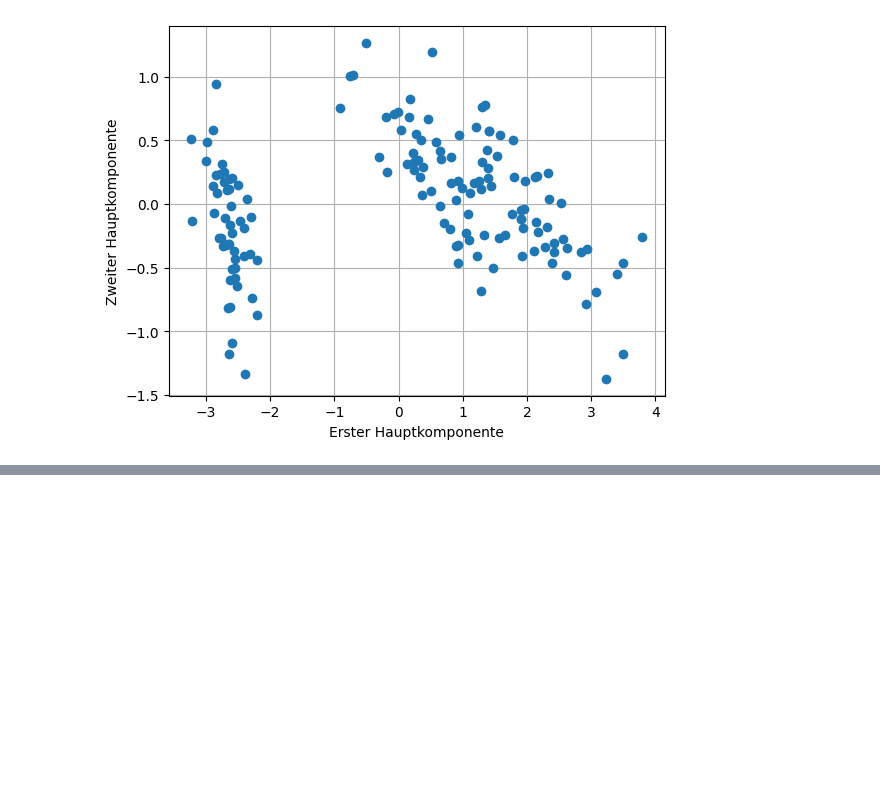
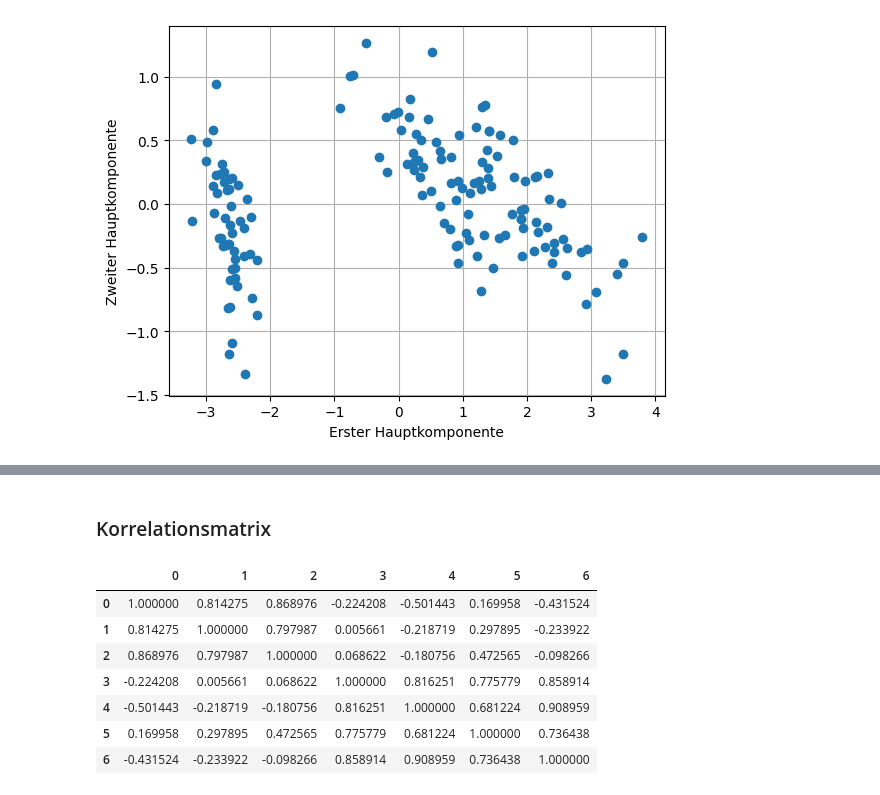
Before and after one commit to tombk556/Mehrdim.-Datenanalyse-und-stat.-Lernverfahren, a Jupyter notebook: Python/Prüfungsbeispiele.ipynb, the cells around one changed output, grey strips where cells are left out. Saved outputs shown, nothing was run; the diff lists cells and outputs as text; code cells hidden in the pictures; blank space fills up the shorter version.

```diff
--- a/Python/Prüfungsbeispiele.ipynb
+++ b/Python/Prüfungsbeispiele.ipynb
@@ -390,0 +410,14 @@ plt.show()
+# %% [markdown]
+### Korrelationsmatrix
+# %%
+cor_matrix = np.corrcoef(matrix.T)
+pd.DataFrame(cor_matrix)
+# %% [output]
+|  | 0 | 1 | 2 | 3 | 4 | 5 | 6 |
+| 0 | 1.000000 | 0.814275 | 0.868976 | -0.224208 | -0.501443 | 0.169958 | -0.431524 |
+| 1 | 0.814275 | 1.000000 | 0.797987 | 0.005661 | -0.218719 | 0.297895 | -0.233922 |
+| 2 | 0.868976 | 0.797987 | 1.000000 | 0.068622 | -0.180756 | 0.472565 | -0.098266 |
+| 3 | -0.224208 | 0.005661 | 0.068622 | 1.000000 | 0.816251 | 0.775779 | 0.858914 |
+| 4 | -0.501443 | -0.218719 | -0.180756 | 0.816251 | 1.000000 | 0.681224 | 0.908959 |
+| 5 | 0.169958 | 0.297895 | 0.472565 | 0.775779 | 0.681224 | 1.000000 | 0.736438 |
+| 6 | -0.431524 | -0.233922 | -0.098266 | 0.858914 | 0.908959 | 0.736438 | 1.000000 |
```
Also changed, not shown: parts of 9 cells of this notebook, 2 other files.
